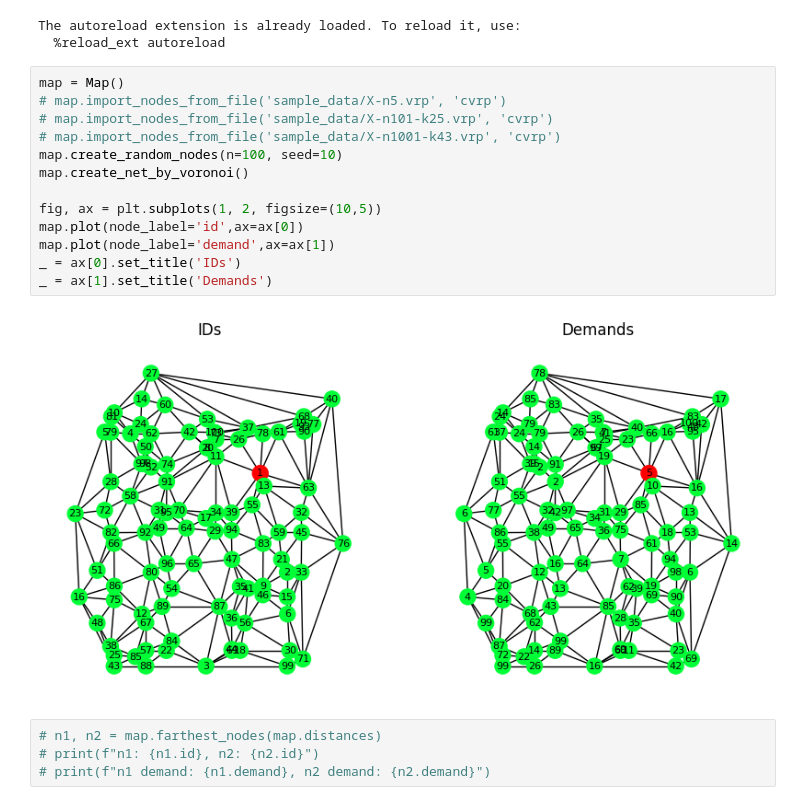
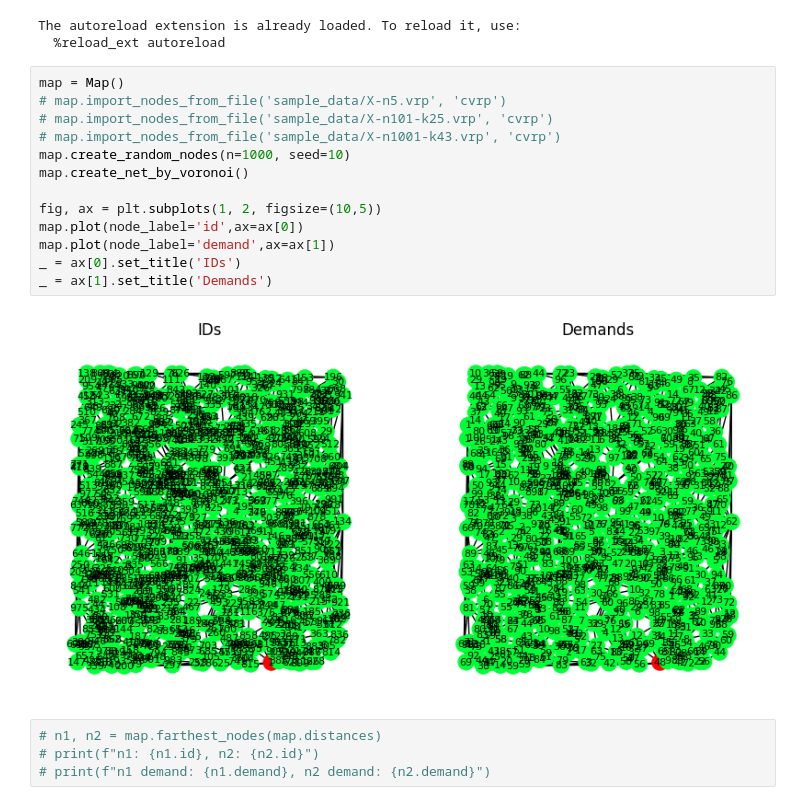
Before and after one commit to sassani/CVRPLIB, a Jupyter notebook: main.ipynb, the cells around one changed output. Cells and saved outputs as stored; diff of their text form.

```diff
--- a/main.ipynb
+++ b/main.ipynb
@@ -21,18 +21,18 @@ The autoreload extension is already loaded. To reload it, use:
 # %%
 map = Map()
 # map.import_nodes_from_file('sample_data/X-n5.vrp', 'cvrp')
 # map.import_nodes_from_file('sample_data/X-n101-k25.vrp', 'cvrp')
 # map.import_nodes_from_file('sample_data/X-n1001-k43.vrp', 'cvrp')
-map.create_random_nodes(n=100, seed=10)
+map.create_random_nodes(n=1000, seed=10)
 map.create_net_by_voronoi()
 
 fig, ax = plt.subplots(1, 2, figsize=(10,5))
 map.plot(node_label='id',ax=ax[0])
 map.plot(node_label='demand',ax=ax[1])
 _ = ax[0].set_title('IDs')
 _ = ax[1].set_title('Demands')
 # %% [output]
-[figure, old version]
+[figure, new version]
 # %%
 # n1, n2 = map.farthest_nodes(map.distances)
 # print(f"n1: {n1.id}, n2: {n2.id}")
```
Also changed, not shown: parts of 2 cells of this notebook, 1 other file.
